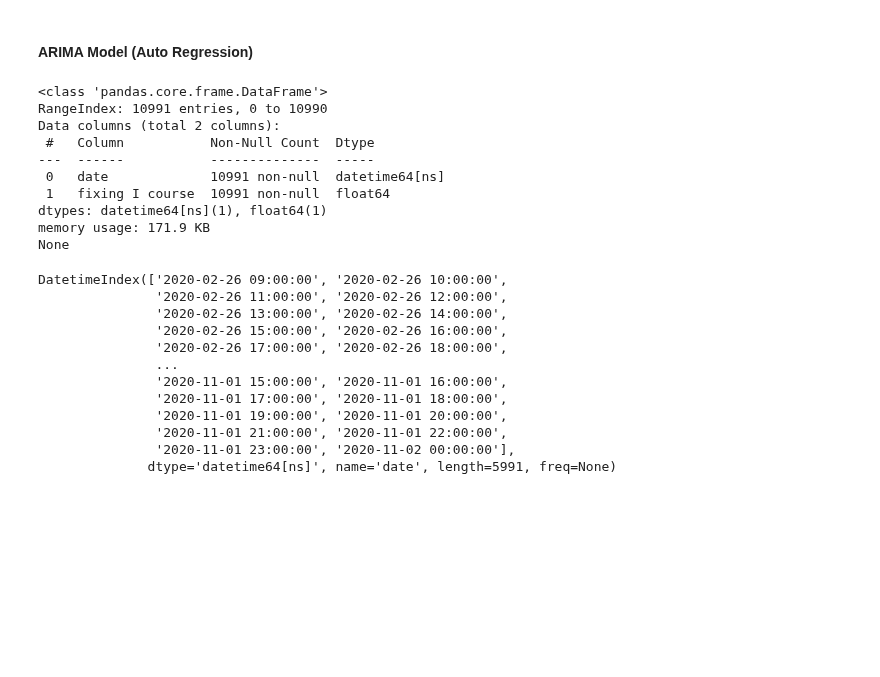
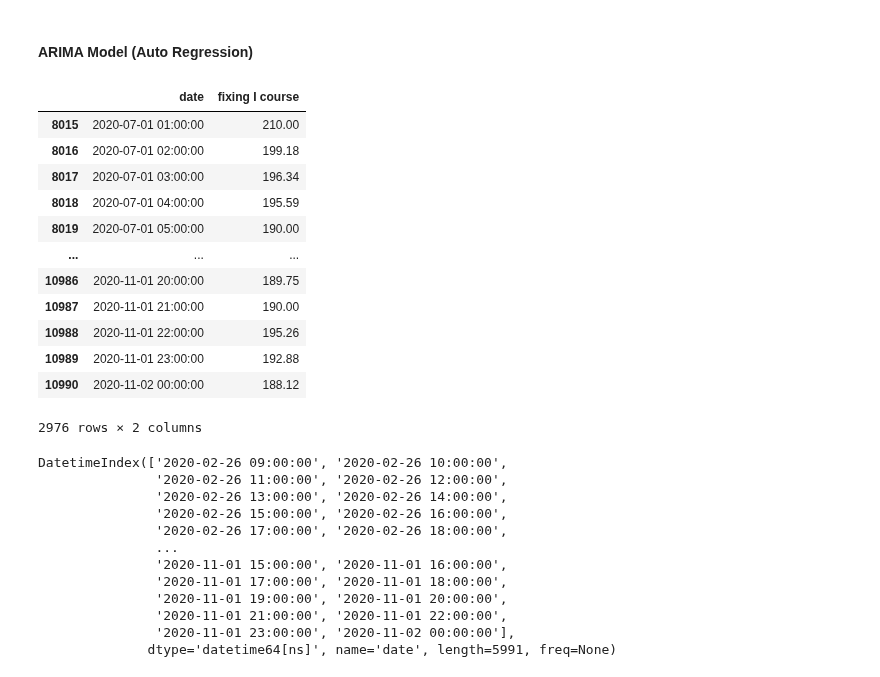
Before and after one commit to piekarsky/Short-Term-Electricity-Price-Forecasting-at-the-Polish-Day-Ahead-Market, a Jupyter notebook: electricity-price-forecasting-statistical-models.ipynb, the cells around one changed output. Saved outputs shown, nothing was run; the diff lists cells and outputs as text; code cells hidden in the pictures; blank space fills up the shorter version.

```diff
--- a/electricity-price-forecasting-statistical-models.ipynb
+++ b/electricity-price-forecasting-statistical-models.ipynb
@@ -31,16 +31,3 @@ Index(['date', 'fixing I course'], dtype='object')
 #### ARIMA Model (Auto Regression)
 # %%
 from statsmodels.tsa.ar_model import AutoReg, ar_select_order
-# %%
-print(df.info())
-# %% [output]
-<class 'pandas.core.frame.DataFrame'>
-RangeIndex: 10991 entries, 0 to 10990
-Data columns (total 2 columns):
- #   Column           Non-Null Count  Dtype
----  ------           --------------  -----
- 0   date             10991 non-null  datetime64[ns]
- 1   fixing I course  10991 non-null  float64
-dtypes: datetime64[ns](1), float64(1)
-memory usage: 171.9 KB
-None
@@ -49,3 +34,19 @@ df = df.iloc[5000:].reset_index(drop=True)
+# %%
+df = df[df['date']>'2020-07-01 00:00:00']
+# %% [output]
+|  | date | fixing I course |
+| 8015 | 2020-07-01 01:00:00 | 210.00 |
+| 8016 | 2020-07-01 02:00:00 | 199.18 |
+| 8017 | 2020-07-01 03:00:00 | 196.34 |
+| 8018 | 2020-07-01 04:00:00 | 195.59 |
+| 8019 | 2020-07-01 05:00:00 | 190.00 |
+| ... | ... | ... |
+| 10986 | 2020-11-01 20:00:00 | 189.75 |
+| 10987 | 2020-11-01 21:00:00 | 190.00 |
+| 10988 | 2020-11-01 22:00:00 | 195.26 |
+| 10989 | 2020-11-01 23:00:00 | 192.88 |
+| 10990 | 2020-11-02 00:00:00 | 188.12 |
+2976 rows × 2 columns
 # %%
 df.set_index(['date'], inplace=True)
 # %%
```
Also changed, not shown: parts of 14 cells of this notebook.
